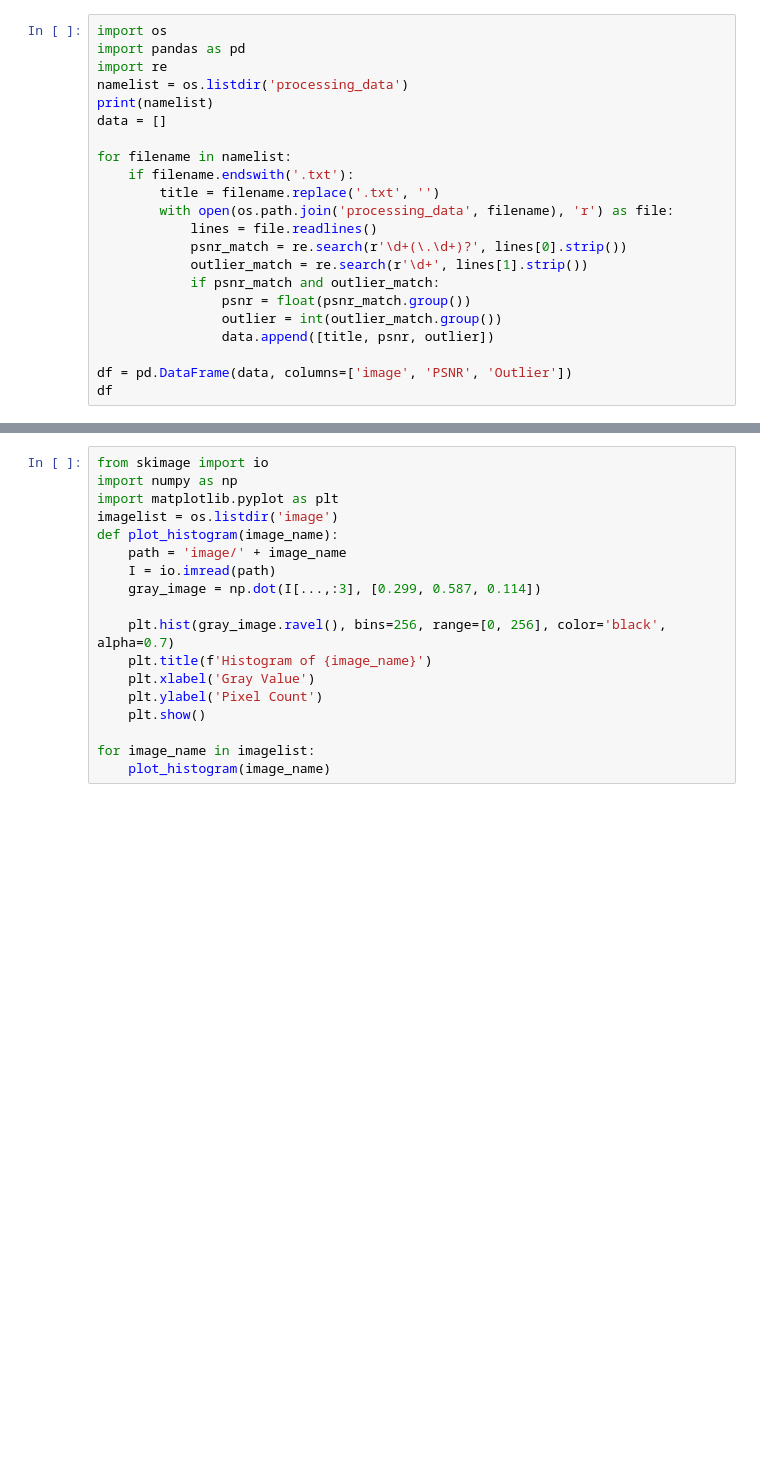
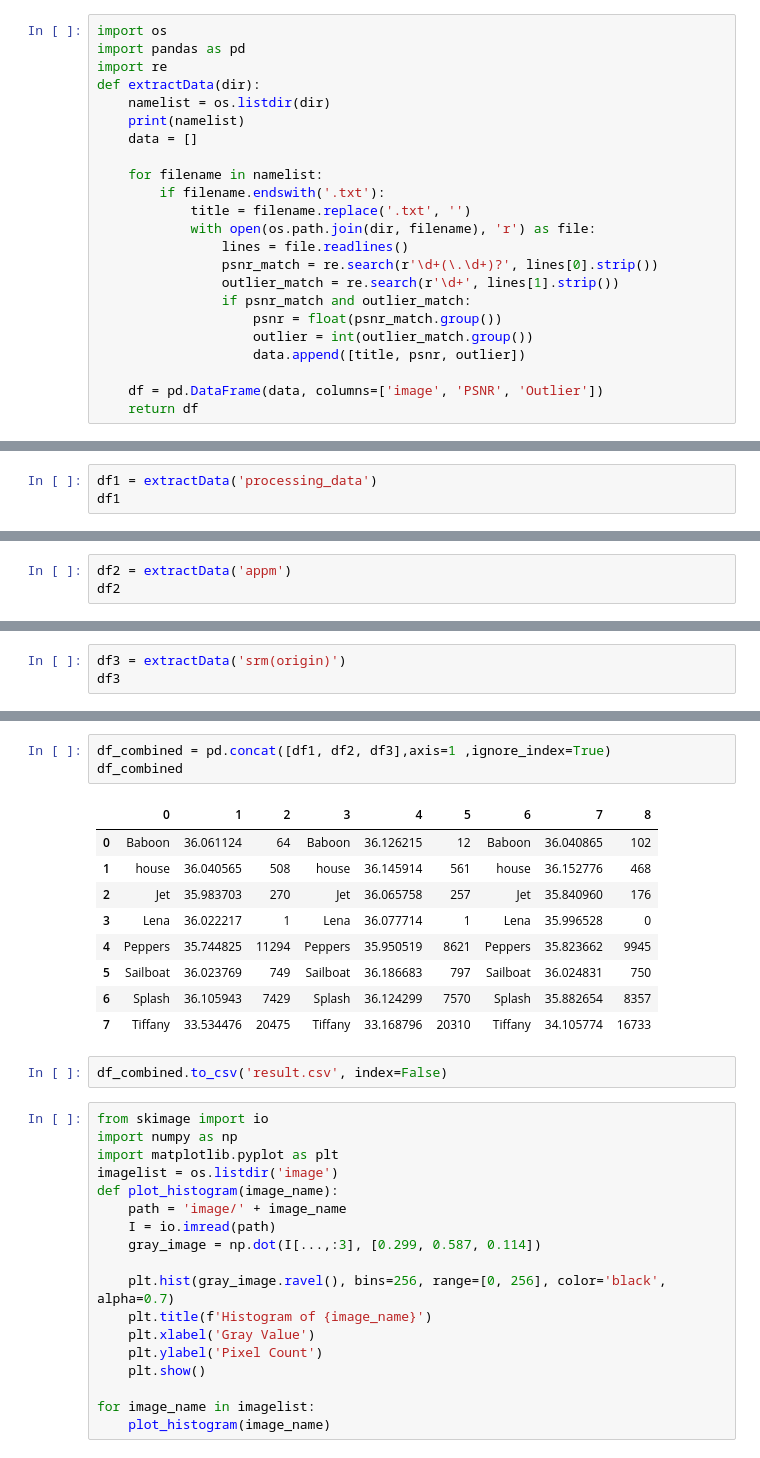
Before and after one commit to rich921222/co-project, a Jupyter notebook: outputdata.ipynb, the cells around one changed output, grey strips where cells are left out. Drawn from its saved outputs; the diff is of its cells as text; blank space fills up the shorter version.

```diff
--- a/outputdata.ipynb
+++ b/outputdata.ipynb
@@ -2,21 +2,22 @@
 import os
 import pandas as pd
 import re
-namelist = os.listdir('processing_data')
-print(namelist)
-data = []
+def extractData(dir):
+    namelist = os.listdir(dir)
+    print(namelist)
+    data = []
 
-for filename in namelist:
-    if filename.endswith('.txt'):
-        title = filename.replace('.txt', '')
-        with open(os.path.join('processing_data', filename), 'r') as file:
-            lines = file.readlines()
-            psnr_match = re.search(r'\d+(\.\d+)?', lines[0].strip())
-            outlier_match = re.search(r'\d+', lines[1].strip())
-            if psnr_match and outlier_match:
-                psnr = float(psnr_match.group())
-                outlier = int(outlier_match.group())
-                data.append([title, psnr, outlier])
+    for filename in namelist:
+        if filename.endswith('.txt'):
+            title = filename.replace('.txt', '')
+            with open(os.path.join(dir, filename), 'r') as file:
+                lines = file.readlines()
+                psnr_match = re.search(r'\d+(\.\d+)?', lines[0].strip())
+                outlier_match = re.search(r'\d+', lines[1].strip())
+                if psnr_match and outlier_match:
+                    psnr = float(psnr_match.group())
+                    outlier = int(outlier_match.group())
+                    data.append([title, psnr, outlier])
 
-df = pd.DataFrame(data, columns=['image', 'PSNR', 'Outlier'])
-df
+    df = pd.DataFrame(data, columns=['image', 'PSNR', 'Outlier'])
+    return df
@@ -33,0 +24,3 @@ df
+# %%
+df1 = extractData('processing_data')
+df1
@@ -33,0 +38,3 @@ df
+# %%
+df2 = extractData('appm')
+df2
@@ -33,0 +52,3 @@ df
+# %%
+df3 = extractData('srm(origin)')
+df3
@@ -34,3 +66,18 @@ df
+# %%
+df_combined = pd.concat([df1, df2, df3],axis=1 ,ignore_index=True)
+df_combined
+# %% [output]
+|  | 0 | 1 | 2 | 3 | 4 | 5 | 6 | 7 | 8 |
+| 0 | Baboon | 36.061124 | 64 | Baboon | 36.126215 | 12 | Baboon | 36.040865 | 102 |
+| 1 | house | 36.040565 | 508 | house | 36.145914 | 561 | house | 36.152776 | 468 |
+| 2 | Jet | 35.983703 | 270 | Jet | 36.065758 | 257 | Jet | 35.840960 | 176 |
+| 3 | Lena | 36.022217 | 1 | Lena | 36.077714 | 1 | Lena | 35.996528 | 0 |
+| 4 | Peppers | 35.744825 | 11294 | Peppers | 35.950519 | 8621 | Peppers | 35.823662 | 9945 |
+| 5 | Sailboat | 36.023769 | 749 | Sailboat | 36.186683 | 797 | Sailboat | 36.024831 | 750 |
+| 6 | Splash | 36.105943 | 7429 | Splash | 36.124299 | 7570 | Splash | 35.882654 | 8357 |
+| 7 | Tiffany | 33.534476 | 20475 | Tiffany | 33.168796 | 20310 | Tiffany | 34.105774 | 16733 |
+# %%
+df_combined.to_csv('result.csv', index=False)
 # %%
 from skimage import io
 import numpy as np
```
Also changed, not shown: parts of 4 cells of this notebook, 43 other files.
